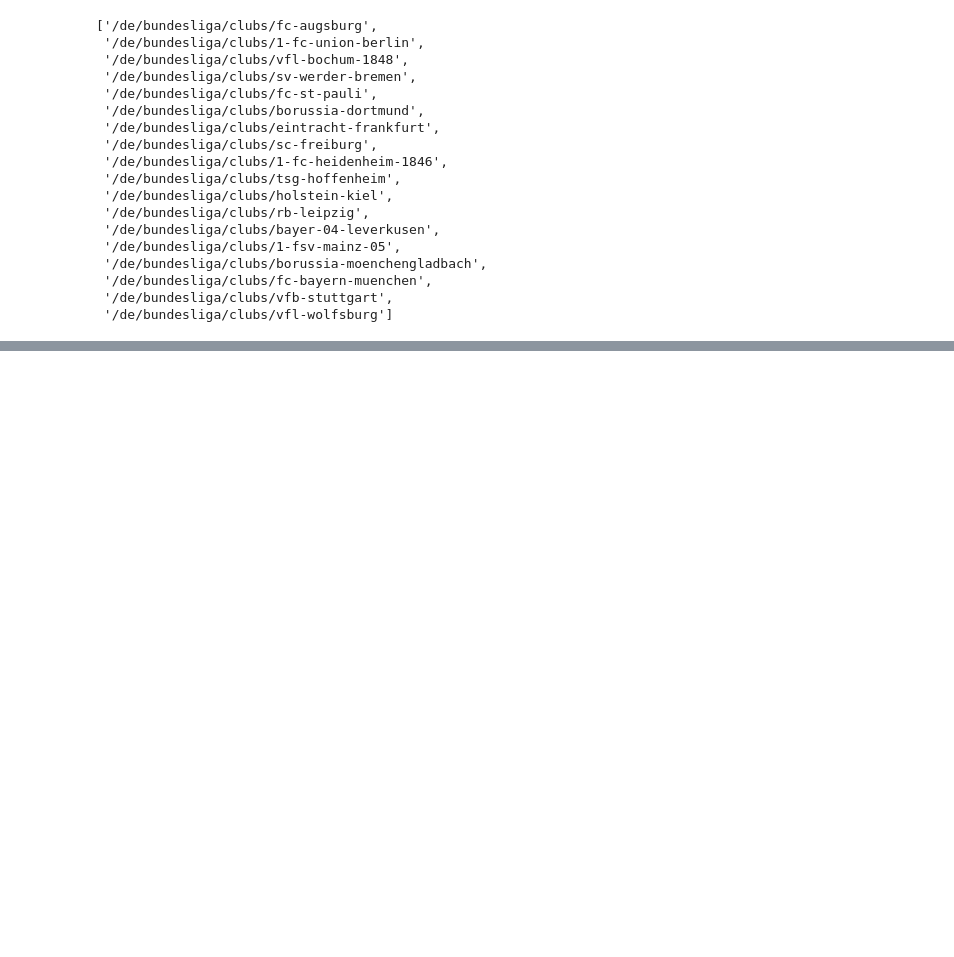
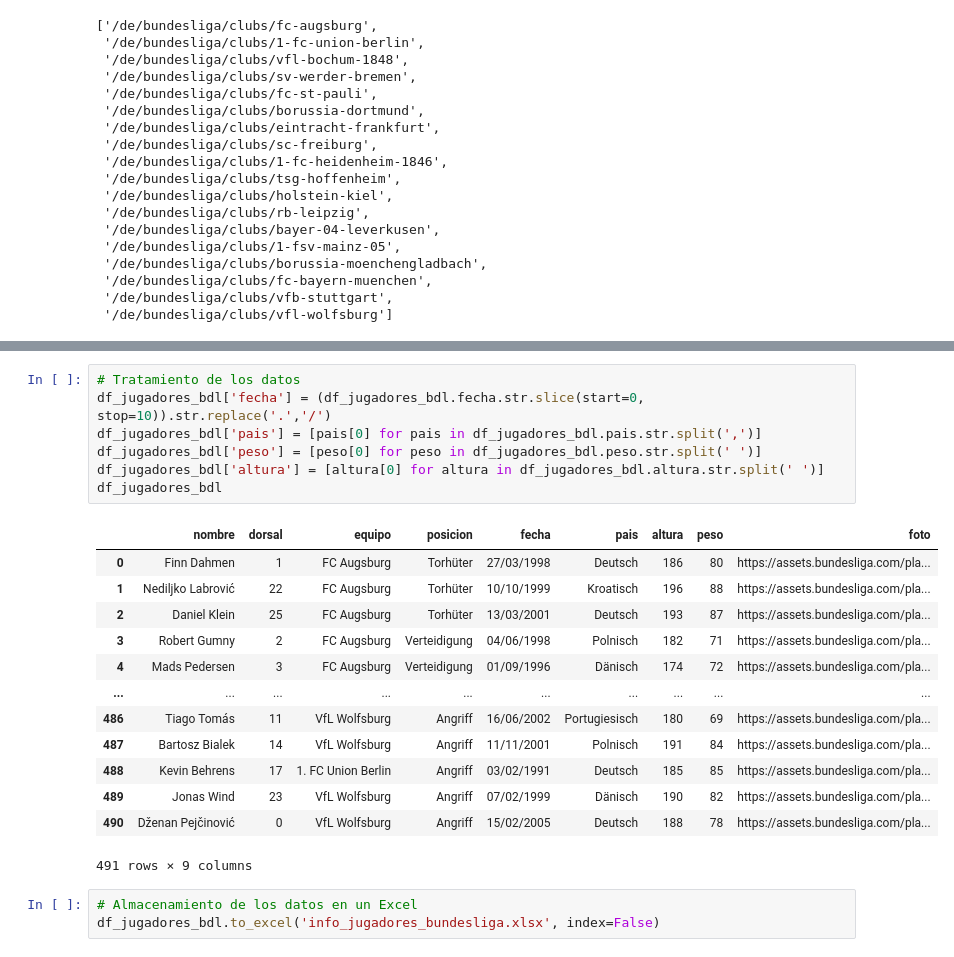
Before and after one commit to srgmrtnvqr/InfoJugadoresFutbol, a Jupyter notebook: descargar_datos.ipynb, the cells around one changed output, grey strips where cells are left out. Cells and saved outputs as stored; diff of their text form; blank space fills up the shorter version.

```diff
--- a/descargar_datos.ipynb
+++ b/descargar_datos.ipynb
@@ -238,0 +215,24 @@ lista_valores
+# %%
+# Tratamiento de los datos
+df_jugadores_bdl['fecha'] = (df_jugadores_bdl.fecha.str.slice(start=0, stop=10)).str.replace('.','/')
+df_jugadores_bdl['pais'] = [pais[0] for pais in df_jugadores_bdl.pais.str.split(',')]
+df_jugadores_bdl['peso'] = [peso[0] for peso in df_jugadores_bdl.peso.str.split(' ')]
+df_jugadores_bdl['altura'] = [altura[0] for altura in df_jugadores_bdl.altura.str.split(' ')]
+df_jugadores_bdl
+# %% [output]
+|  | nombre | dorsal | equipo | posicion | fecha | pais | altura | peso | foto |
+| 0 | Finn Dahmen | 1 | FC Augsburg | Torhüter | 27/03/1998 | Deutsch | 186 | 80 | https://assets.bundesliga.com/pla... |
+| 1 | Nediljko Labrović | 22 | FC Augsburg | Torhüter | 10/10/1999 | Kroatisch | 196 | 88 | https://assets.bundesliga.com/pla... |
+| 2 | Daniel Klein | 25 | FC Augsburg | Torhüter | 13/03/2001 | Deutsch | 193 | 87 | https://assets.bundesliga.com/pla... |
+| 3 | Robert Gumny | 2 | FC Augsburg | Verteidigung | 04/06/1998 | Polnisch | 182 | 71 | https://assets.bundesliga.com/pla... |
+| 4 | Mads Pedersen | 3 | FC Augsburg | Verteidigung | 01/09/1996 | Dänisch | 174 | 72 | https://assets.bundesliga.com/pla... |
+| ... | ... | ... | ... | ... | ... | ... | ... | ... | ... |
+| 486 | Tiago Tomás | 11 | VfL Wolfsburg | Angriff | 16/06/2002 | Portugiesisch | 180 | 69 | https://assets.bundesliga.com/pla... |
+| 487 | Bartosz Bialek | 14 | VfL Wolfsburg | Angriff | 11/11/2001 | Polnisch | 191 | 84 | https://assets.bundesliga.com/pla... |
+| 488 | Kevin Behrens | 17 | 1. FC Union Berlin | Angriff | 03/02/1991 | Deutsch | 185 | 85 | https://assets.bundesliga.com/pla... |
+| 489 | Jonas Wind | 23 | VfL Wolfsburg | Angriff | 07/02/1999 | Dänisch | 190 | 82 | https://assets.bundesliga.com/pla... |
+| 490 | Dženan Pejčinović | 0 | VfL Wolfsburg | Angriff | 15/02/2005 | Deutsch | 188 | 78 | https://assets.bundesliga.com/pla... |
+491 rows × 9 columns
+# %%
+# Almacenamiento de los datos en un Excel
+df_jugadores_bdl.to_excel('info_jugadores_bundesliga.xlsx', index=False)
```
Also changed, not shown: parts of 8 cells of this notebook.
